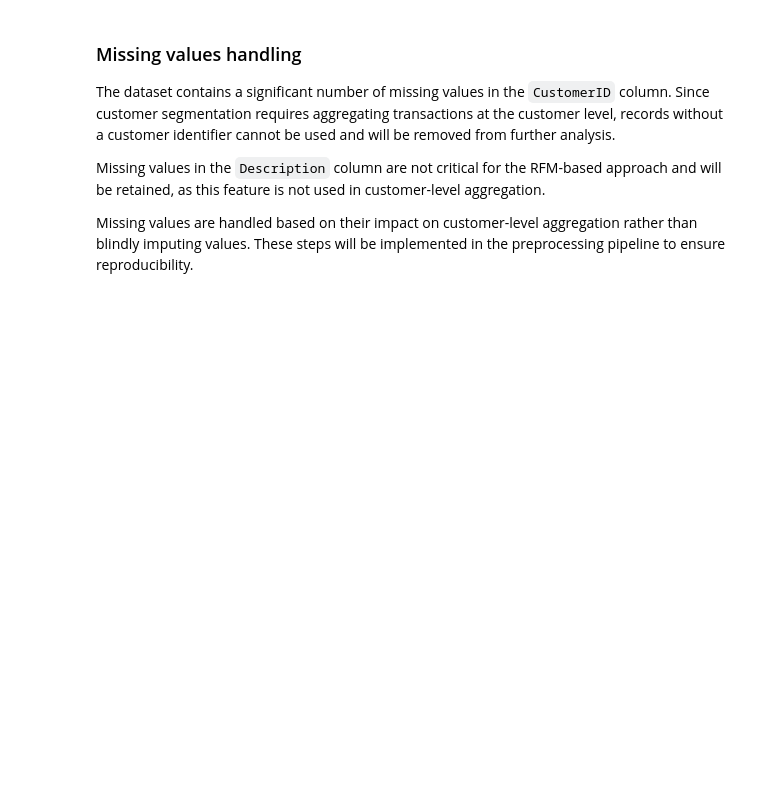
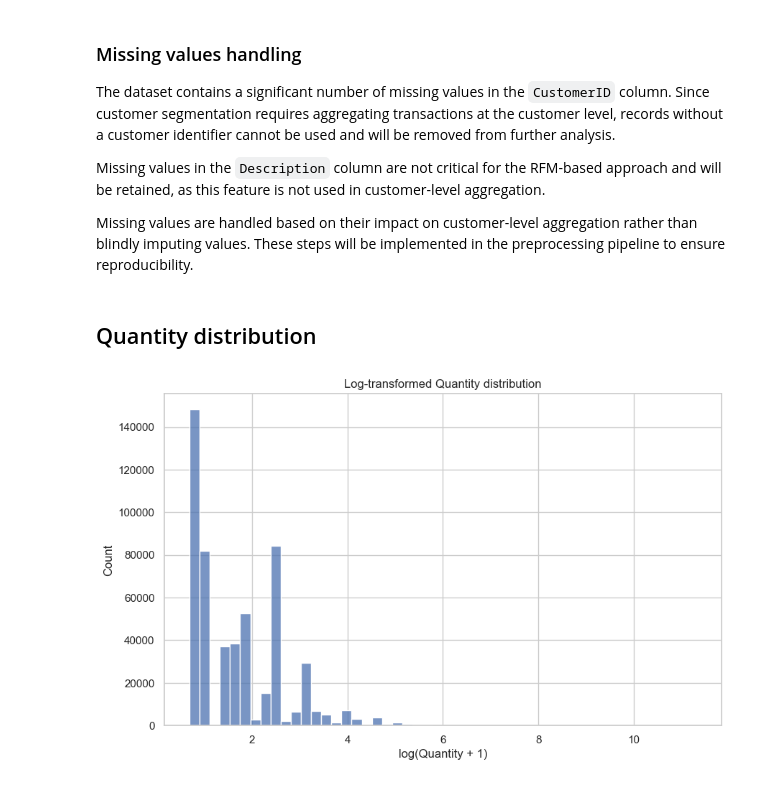
Before and after one commit to Juraaas/python_projects, a Jupyter notebook: customer_segmentation/notebooks/eda.ipynb, the cells around one changed output. Cells and saved outputs as stored; diff of their text form; code cells hidden in the pictures; blank space fills up the shorter version.

```diff
--- a/customer_segmentation/notebooks/eda.ipynb
+++ b/customer_segmentation/notebooks/eda.ipynb
@@ -78,3 +78,14 @@ Missing values in the `Description` column are not critical for the RFM-based ap
 will be retained, as this feature is not used in customer-level aggregation.
 
 Missing values are handled based on their impact on customer-level aggregation rather than blindly imputing values. These steps will be implemented in the preprocessing pipeline to ensure reproducibility.
+# %% [markdown]
+## Quantity distribution
+# %%
+qty = df.loc[df["Quantity"] > 0, "Quantity"]
+
+sns.histplot(np.log1p(qty), bins=50)
+plt.title("Log-transformed Quantity distribution")
+plt.xlabel("log(Quantity + 1)")
+plt.show()
+# %% [output]
+[figure, added]
```
Also changed, not shown: parts of 17 cells of this notebook.
